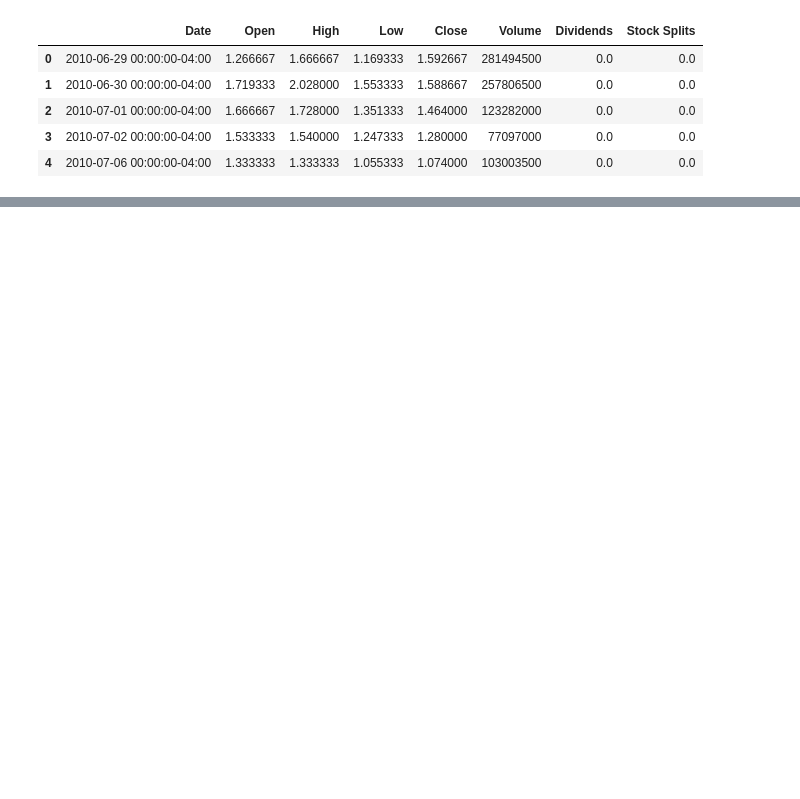
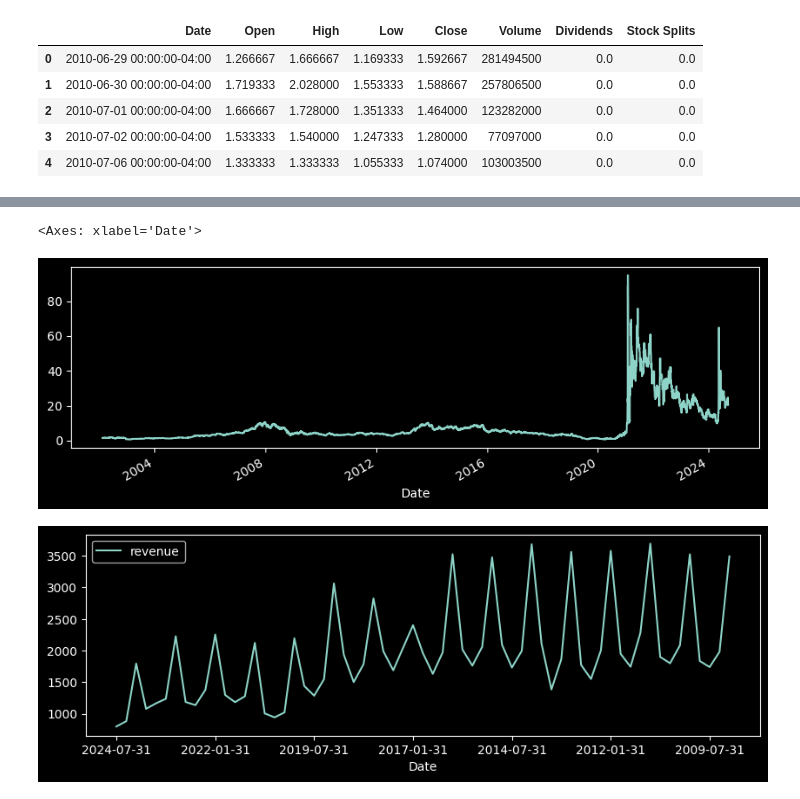
Before and after one commit to moises110/Analyzing-Historical-Stock, a Jupyter notebook: main.ipynb, the cells around one changed output, grey strips where cells are left out. Cells and saved outputs as stored; diff of their text form; code cells hidden in the pictures; blank space fills up the shorter version.

```diff
--- a/main.ipynb
+++ b/main.ipynb
@@ -83,0 +113,16 @@ gme_revenue_df.head()
+# %%
+url = "https://www.macrotrends.net/stocks/charts/GME/gamestop/revenue"
+headers = {
+    "User-Agent": "Mozilla/5.0 (Windows NT 10.0; Win64; x64) AppleWebKit/537.36 (KHTML, like Gecko) Chrome/91.0.4472.124 Safari/537.36"
+}
+
+# Obtener la página usando requests con el User-Agent modificado
+response = requests.get(url, headers=headers)
+
+# Verificar si la respuesta es exitosa
+if response.status_code == 200:
+    soup = BeautifulSoup(response.text, 'html.parser')
+    tables = pd.read_html(str(soup))
+    print(tables)
+else:
+    print(f"Error: {response.status_code}")
@@ -129,0 +203,20 @@ make_graph(gme_data, 'GameStop Stock Price Over Time')
+# %%
+gme = yf.Ticker('GME')
+gme_history = gme.history(period='max')['Open']
+gme_history.plot(figsize=(10,3))
+
+gme_revenue = tables[1].copy()
+gme_revenue = gme_revenue.dropna().rename(columns={'GameStop Quarterly Revenue (Millions of US $)':'Date', 'GameStop Quarterly Revenue (Millions of US $).1': 'revenue'})
+
+
+gme_revenue = gme_revenue.apply(lambda x: x.str.replace('$', ''))
+gme_revenue = gme_revenue.apply(lambda x: x.str.replace(',', ''))
+gme_revenue = gme_revenue.dropna()
+gme_revenue
+
+gme_revenue.set_index('Date').sort_index()
+gme_revenue.set_index('Date').astype(float).plot(figsize=(10,3))
+# %% [output]
+<Axes: xlabel='Date'>
+[figure, added]
+[figure, added]
```
Also changed, not shown: parts of 22 cells of this notebook.
